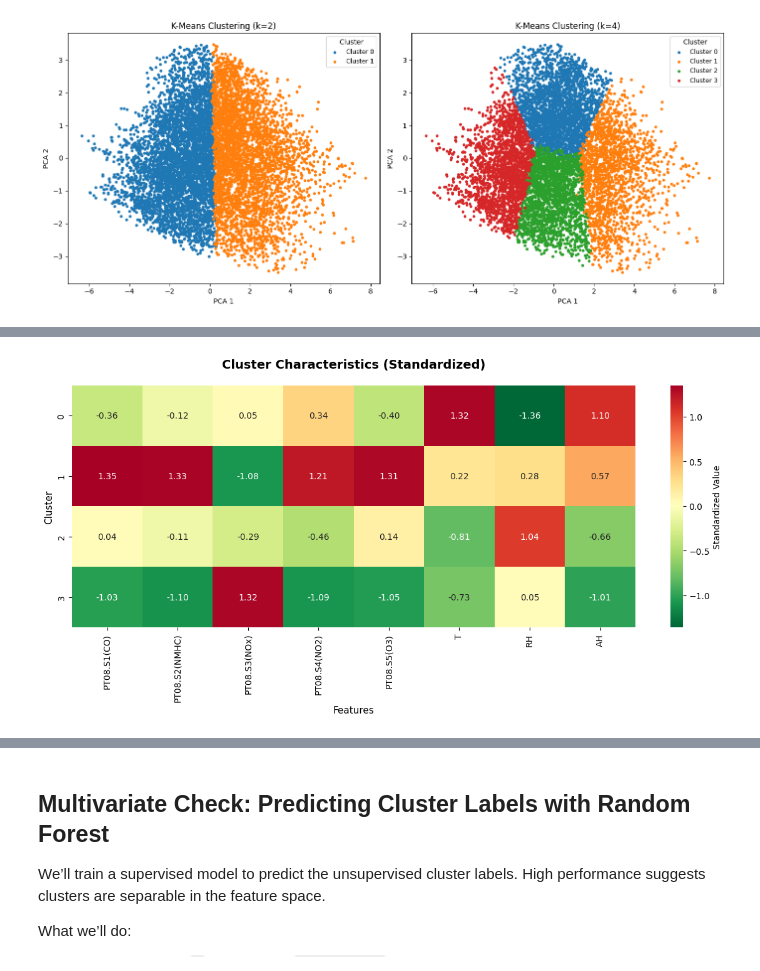
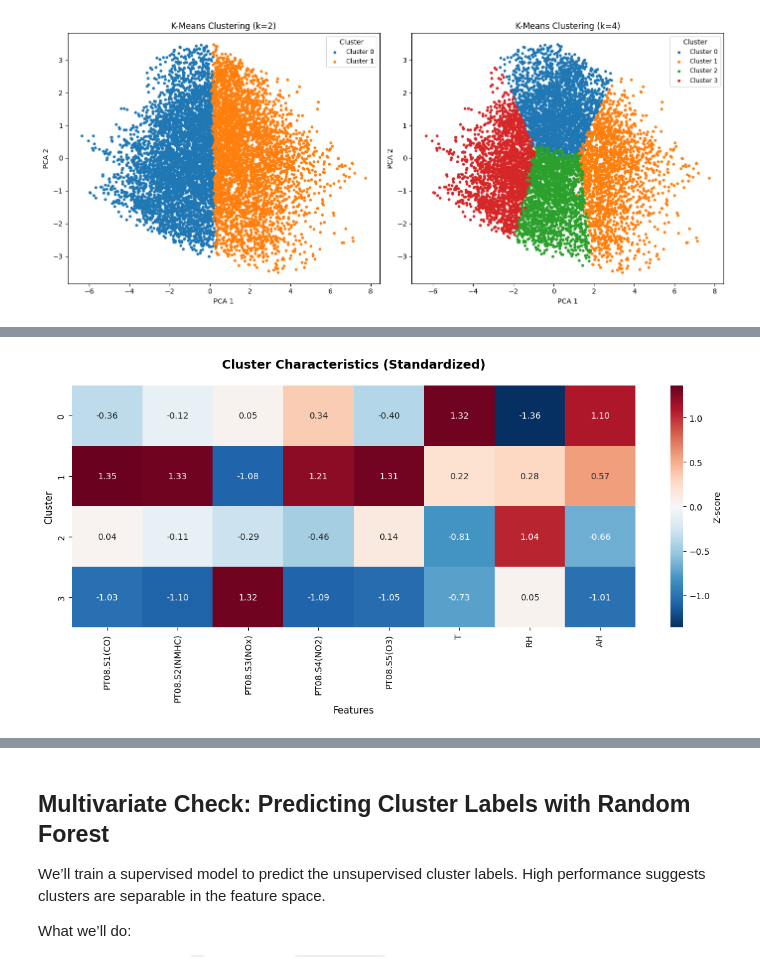
Before and after one commit to Gianluca-Coppola/Clustering, a Jupyter notebook: air_quality_clustering.ipynb, the cells around one changed output, grey strips where cells are left out. Cells and saved outputs as stored; diff of their text form; code cells hidden in the pictures.

```diff
--- a/air_quality_clustering.ipynb
+++ b/air_quality_clustering.ipynb
@@ -261,17 +173,31 @@ Cluster 3: High NOx, Cool, Dry
 # %%
-# Create a heatmap comparing clusters
-fig, ax = plt.subplots(figsize=(12, 6))
+# Cluster characteristics heatmap (standardized)
+df_clean = X.copy()
+df_clean['cluster'] = labels4
+cluster_summary = df_clean.groupby('cluster')[features].mean()
 
-# Normalize for better color contrast
+# Z-score features across clusters
 cluster_summary_scaled = (cluster_summary - cluster_summary.mean()) / cluster_summary.std()
 
-sns.heatmap(cluster_summary_scaled, annot=True, fmt='.2f', cmap='RdYlGn_r',
-            center=0, cbar_kws={'label': 'Standardized Value'}, ax=ax)
+# Symmetric color limits around 0 for diverging palette
+vmax = np.nanmax(np.abs(cluster_summary_scaled.values))
+
+# Plot heatmap with red-blue diverging colormap (standard for z-scores)
+fig, ax = plt.subplots(figsize=(12, 6))
+sns.heatmap(
+    cluster_summary_scaled,
+    annot=True,
+    fmt='.2f',
+    cmap='RdBu_r',  # red = higher than average, blue = lower
+    center=0,
+    vmin=-vmax, vmax=vmax,
+    cbar_kws={'label': 'Z-score'},
+    ax=ax
+)
 ax.set_title('Cluster Characteristics (Standardized)', fontsize=14, fontweight='bold', pad=20)
 ax.set_xlabel('Features', fontsize=11)
 ax.set_ylabel('Cluster', fontsize=11)
-
 plt.tight_layout()
 plt.show()
 # %% [output]
-[figure, old version]
+[figure, new version]
```
Also changed, not shown: parts of 8 cells of this notebook.
